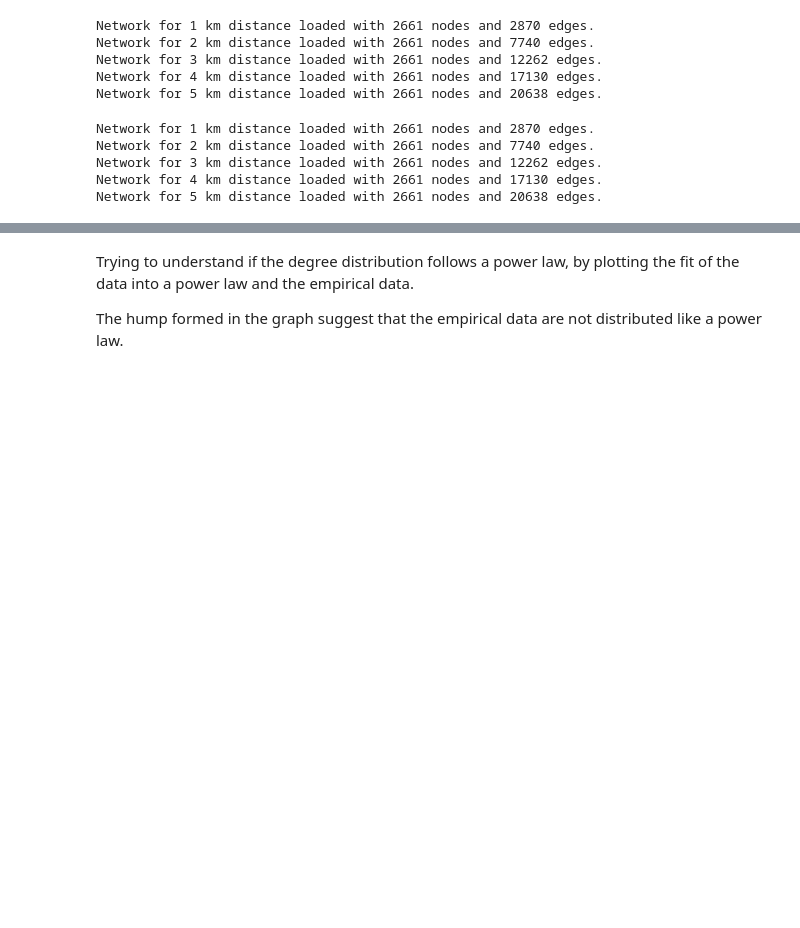
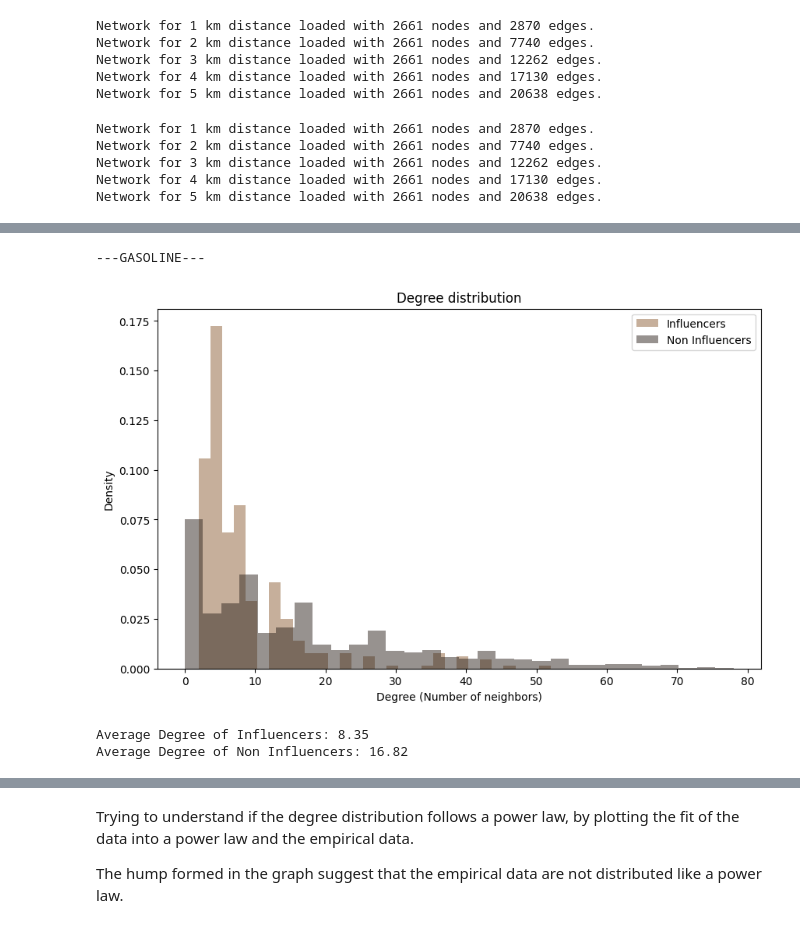
Before and after one commit to gabriele11231/fuel_price_analyses, a Jupyter notebook: python_code/PriceMatching.ipynb, the cells around one changed output, grey strips where cells are left out. Saved outputs shown, nothing was run; the diff lists cells and outputs as text; code cells hidden in the pictures; blank space fills up the shorter version.

```diff
--- a/python_code/PriceMatching.ipynb
+++ b/python_code/PriceMatching.ipynb
@@ -129,10 +136,9 @@ def matching(distances_network, price_network, start_date, end_date, lag):
 
     return distances_network
 # %%
+# Remove edges with no matching percentage from the distances network
 def removing_null_edges(distances_network):
-    """
-    Remove edges with no matching percentage from the distances network.
-    """
+
     null_edges = set()
 
     # Iterate through each distance network
@@ -516,0 +389,13 @@ In both the gasoline and diesel netwrok we have the same degree distribution as
+# %%
+# Function to extract the list of influencers based on the specified lag
+def extract_influencers(price_matching_network, days_of_lag):
+
+    attr_name = f"{days_of_lag}_influencer"
+
+    # Extract the list of influencers based on the specified lag
+    static_influencers_list = [
+        n for n, attr in price_matching_network.nodes(data=True)
+        if attr.get(attr_name) == True
+    ]
+
+    return static_influencers_list
@@ -516,0 +406,19 @@ In both the gasoline and diesel netwrok we have the same degree distribution as
+# %%
+# Function to compare the degree distribution of influencers and non-influencers
+def degree_normal_influencer(price_matching_network, static_influencers_list):
+    degrees = dict(price_matching_network.degree())
+
+    influencer_degrees = [degrees[n] for n in static_influencers_list if n in degrees]
+    non_influencer_degrees = [degrees[n] for n in price_matching_network_gasoline_3km.nodes if n not in static_influencers_list]
+
+    plt.figure(figsize=(10, 6))
+    plt.hist(influencer_degrees, bins=30, alpha=0.5, label='Influencers', density=True, color='#8f6139')
+    plt.hist(non_influencer_degrees, bins=30, alpha=0.5, label='Non Influencers', density=True, color='#302721')
+    plt.title(f'Degree distribution')
+    plt.xlabel('Degree (Number of neighbors)')
+    plt.ylabel('Density')
+    plt.legend()
+    plt.show()
+
+    print(f"Average Degree of Influencers: {sum(influencer_degrees)/len(influencer_degrees):.2f}")
+    print(f"Average Degree of Non Influencers: {sum(non_influencer_degrees)/len(non_influencer_degrees):.2f}")
@@ -516,0 +433,8 @@ In both the gasoline and diesel netwrok we have the same degree distribution as
+# %%
+print("---GASOLINE---")
+degree_normal_influencer(price_matching_network_gasoline_3km, extract_influencers(price_matching_network_gasoline_3km, 1))
+# %% [output]
+---GASOLINE---
+[figure, added]
+Average Degree of Influencers: 8.35
+Average Degree of Non Influencers: 16.82
```
Also changed, not shown: parts of 117 cells of this notebook.
